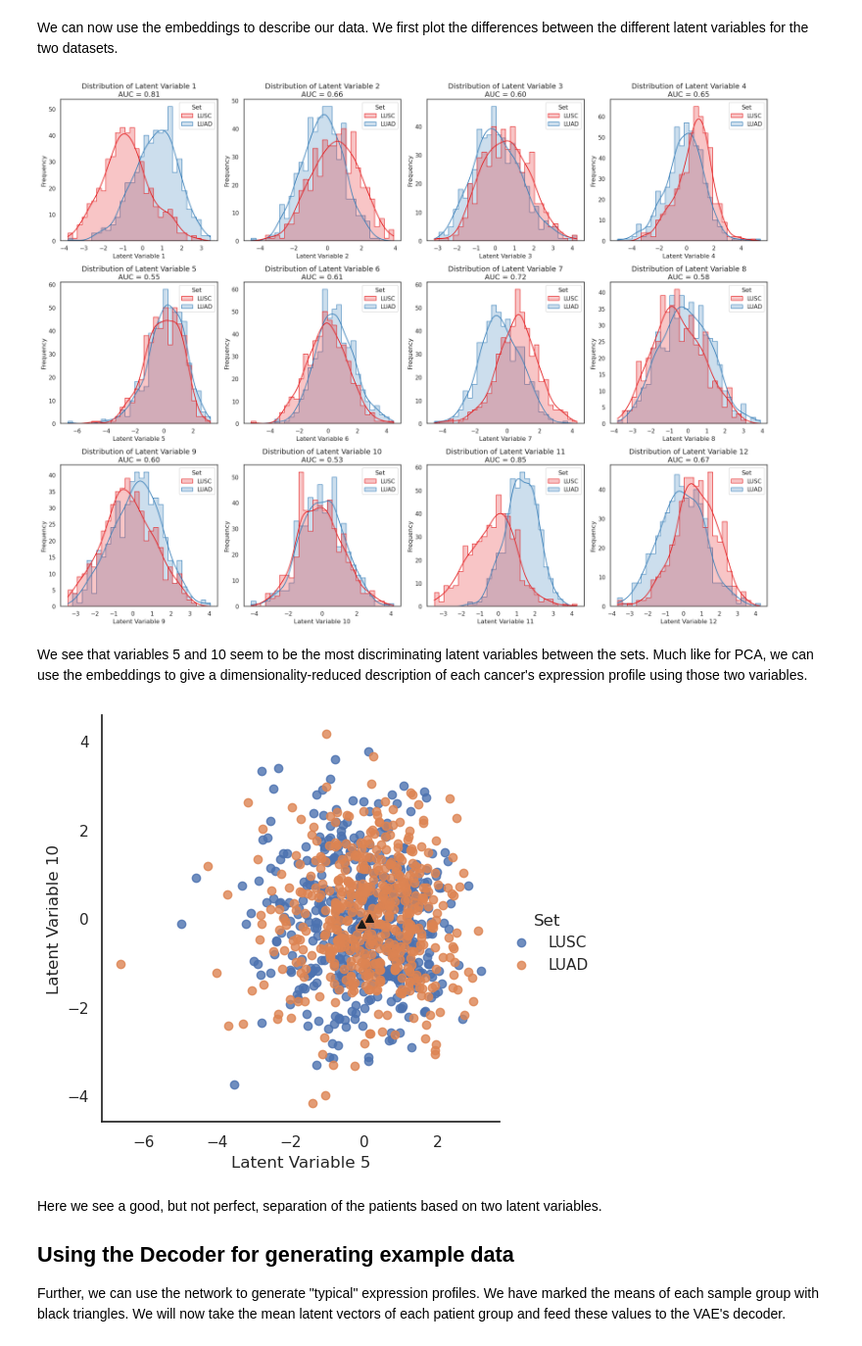
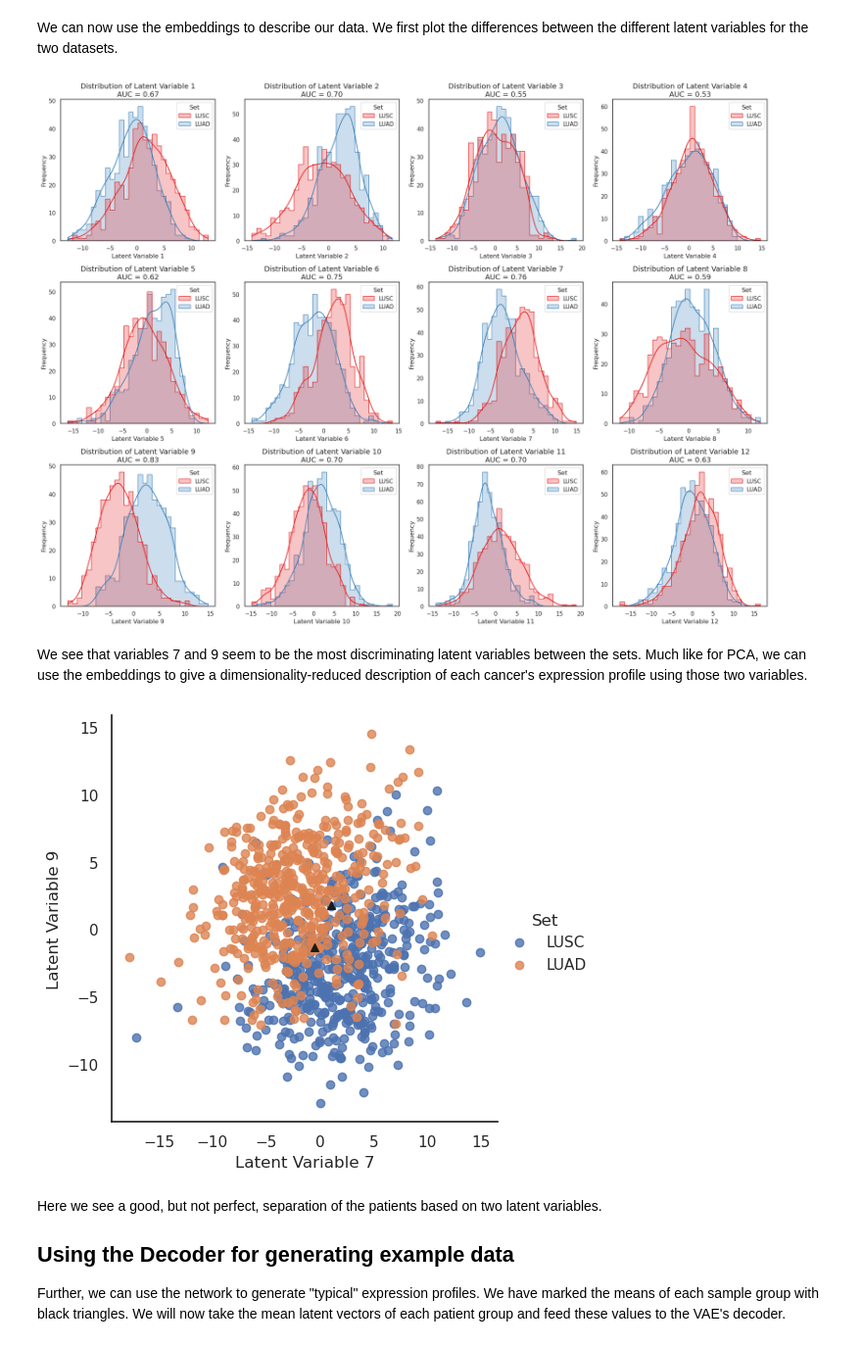
Before and after one commit to statisticalbiotechnology/dsbook, a Jupyter notebook: dsbook/unsupervised/VAEofCarcinomas.ipynb, the cells around one changed output. Shown at 98% size. Cells and saved outputs as stored; diff of their text form; code cells hidden in the pictures.

```diff
--- a/dsbook/unsupervised/VAEofCarcinomas.ipynb
+++ b/dsbook/unsupervised/VAEofCarcinomas.ipynb
@@ -32,6 +32,6 @@ We now merge the datasets, and ensure that we only include transcripts that are
 # %%
-from sklearn.preprocessing import MinMaxScaler
-scaler = MinMaxScaler()
+from sklearn.preprocessing import StandardScaler
+scaler = StandardScaler()
 combined = pd.concat([lusc[lusc.index.notna()] , luad[luad.index.notna()]], axis=1, sort=False)
 # Drop rows with any missing values
 combined.dropna(axis=0, how='any', inplace=True)
@@ -49,7 +49,7 @@ from torch.nn import functional as F
 import numpy as np
 
 # Setting training parameters
-batch_size, lr, epochs, log_interval = 256, 1e-3, 2501, 500
+batch_size, lr, epochs, log_interval = 256, 1e-3, 501, 100
 hidden_dim, latent_dim = 2048, 12
 
 # Check if GPU is available
@@ -240,28 +238,27 @@ for j in range(latent_dim, len(axes)):
 plt.tight_layout()
 plt.show()
 # %% [output]
-[figure, old version]
+[figure, new version]
 # %% [markdown]
-We see that variables 5 and 10 seem to be the most discriminating latent variables between the sets. Much like for PCA, we can use the embeddings to give a dimensionality-reduced description of each cancer's expression profile using those two variables.
+We see that variables 7 and 9 seem to be the most discriminating latent variables between the sets. Much like for PCA, we can use the embeddings to give a dimensionality-reduced description of each cancer's expression profile using those two variables.
 # %%
 import matplotlib.pyplot as plt
 from matplotlib.patches import Ellipse
 transformed_patients = pd.DataFrame(data=z,columns=[f"Latent Variable {ix+1}" for ix in range(latent_dim)],index=list(lusc.columns) + list(luad.columns))
 transformed_patients["Set"]= (["LUSC" for _ in lusc.columns]+["LUAD" for _ in luad.columns])
 
 sns.set(rc={'figure.figsize':(10,10)})
 sns.set_style("white")
-#sns.set_context("talk")
 
-lm = sns.lmplot(x="Latent Variable 5",y="Latent Variable 10", hue='Set', data=transformed_patients, fit_reg=False)
+lm = sns.lmplot(x="Latent Variable 7",y="Latent Variable 9", hue='Set', data=transformed_patients, fit_reg=False)
 #for x, y, (w, h) in zip(transformed_patients["Latent Variable 1"], transformed_patients["Latent Variable 2"], std):
 #    lm.axes[0, 0].add_patch(Ellipse((x,y), w, h, fc='#CCCCCC', lw=1, alpha=0.5, zorder=1))
 means={}
 for name,set_ in transformed_patients.groupby("Set"):
     means[name] = set_.mean(numeric_only=True).to_numpy()
     plt.scatter(means[name][5-1],means[name][10-1], marker='^',s=30,c='k')
 # %% [output]
-[figure, old version]
+[figure, new version]
 # %% [markdown]
 Here we see a good, but not perfect, separation of the patients based on two latent variables.
 
```
Also changed, not shown: parts of 9 cells of this notebook, 1 other file.
